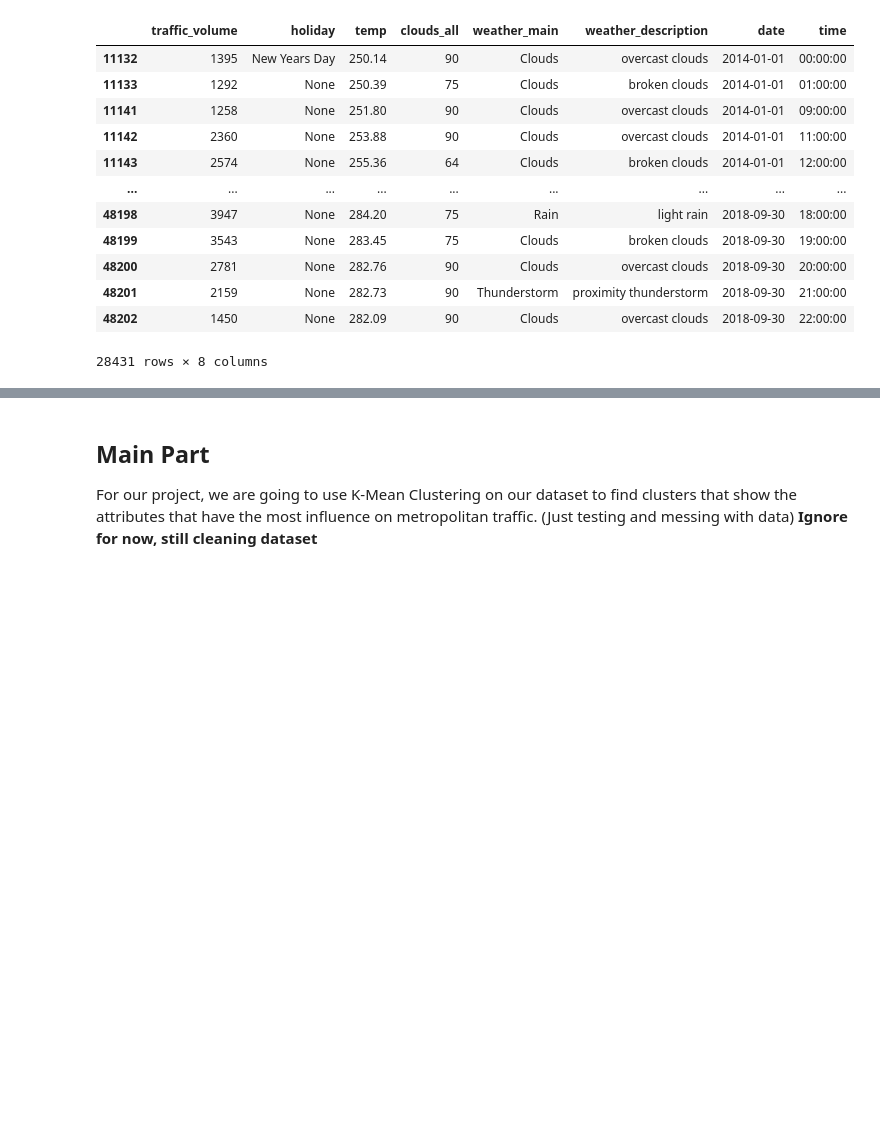
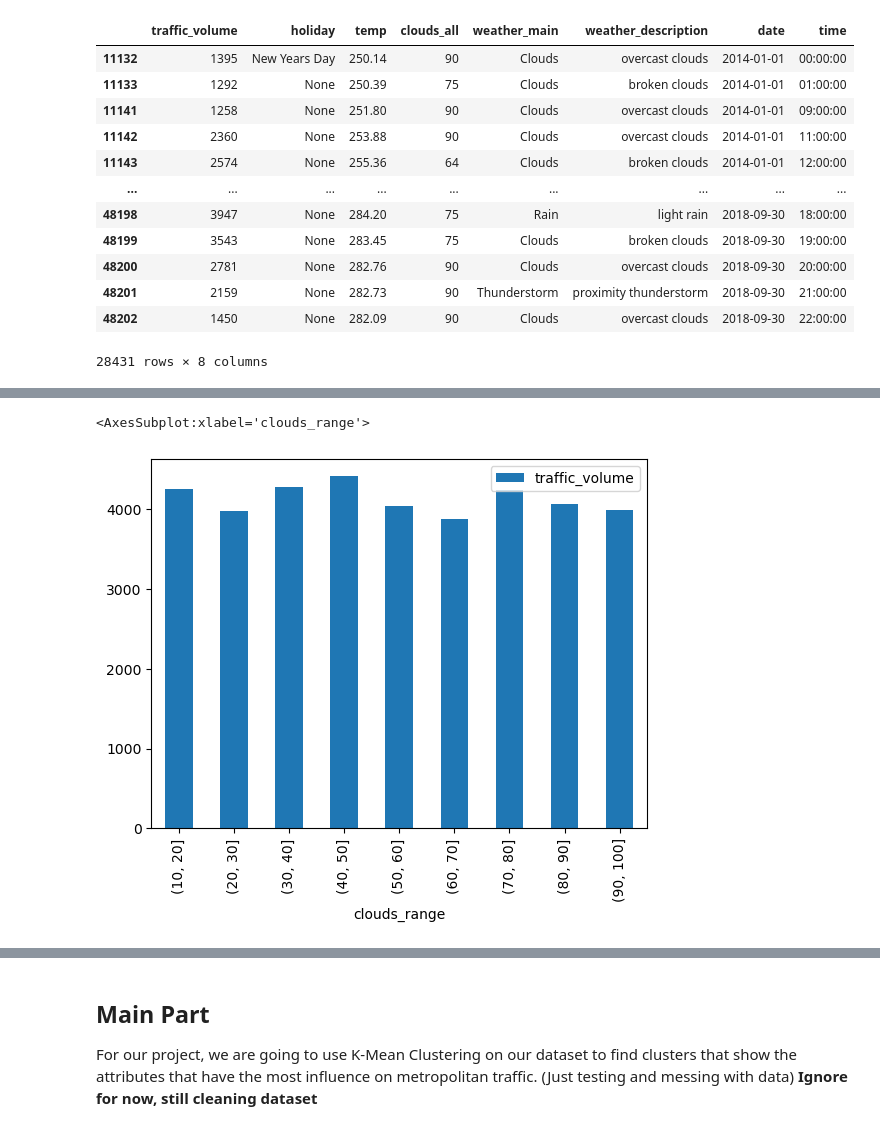
Before and after one commit to Nullfex/CS_105_FinalProject, a Jupyter notebook: CS105 Final Project EDA.ipynb, the cells around one changed output, grey strips where cells are left out. Drawn from its saved outputs; the diff is of its cells as text; code cells hidden in the pictures; blank space fills up the shorter version.

```diff
--- a/CS105 Final Project EDA.ipynb
+++ b/CS105 Final Project EDA.ipynb
@@ -216,0 +230,8 @@ df_cleaned
+# %%
+df_pt3 = df_cleaned
+df_pt3['clouds_range'] = pd.cut(x=df_pt3['clouds_all'], bins=[10, 20, 30, 40, 50, 60, 70, 80, 90, 100])
+#df_pt3['clouds_range'].value_counts()
+df_pt3.pivot_table(values='traffic_volume',index='clouds_range',aggfunc=np.mean).plot(kind='bar')
+# %% [output]
+<AxesSubplot:xlabel='clouds_range'>
+[figure, added]
```
Also changed, not shown: parts of 18 cells of this notebook.
